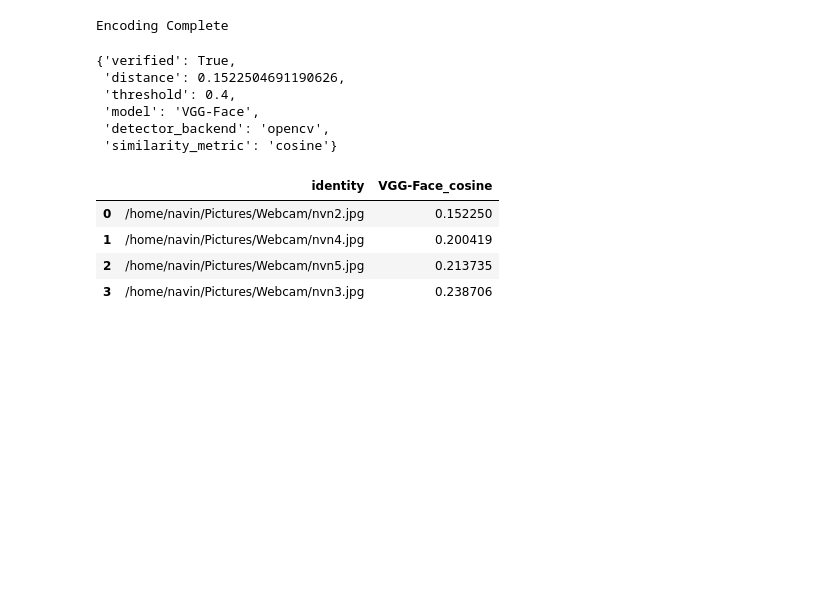
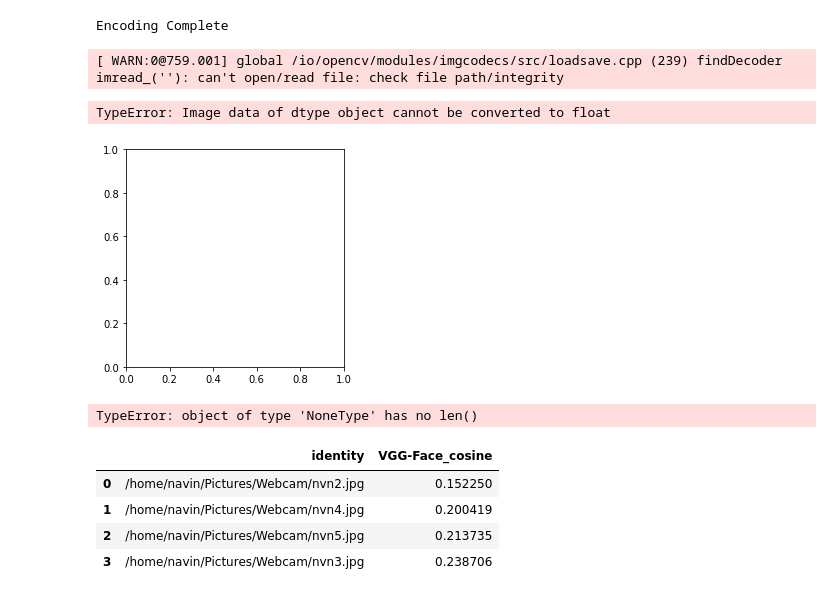
Before and after one commit to ytpl65/youtility3_refactoring, a Jupyter notebook: fr.ipynb, the cells around one changed output. Cells and saved outputs as stored; diff of their text form; code cells hidden in the pictures; blank space fills up the shorter version.

```diff
--- a/fr.ipynb
+++ b/fr.ipynb
@@ -159,12 +158,17 @@ img = '/home/navin/Pictures/nvn1.jpg'
+# %%
+path = '/home/apple/Desktop/p078212_namrata__download_cYey8Dg.jpeg'
+img = '/home/apple/Pictures/2022-11-16_13:38:18.575339.png'
+# %%
+img = cv2.imread(img)
+plt.imshow(img)
+# %% [output]
+[ WARN:0@759.001] global /io/opencv/modules/imgcodecs/src/loadsave.cpp (239) findDecoder imread_(''): can't open/read file: check file path/integrity
+TypeError: Image data of dtype object cannot be converted to float
+[figure, added]
 # %%
-DeepFace.verify(img1_path = img, img2_path = f'{path}/nvn2.jpg')
+DeepFace.verify(img1_path = img, img2_path =path)
 # %% [output]
-{'verified': True,
- 'distance': 0.1522504691190626,
- 'threshold': 0.4,
- 'model': 'VGG-Face',
- 'detector_backend': 'opencv',
- 'similarity_metric': 'cosine'}
+TypeError: object of type 'NoneType' has no len()
 # %%
 df
 # %% [output]
```
Also changed, not shown: parts of 3 cells of this notebook, 12 other files.
